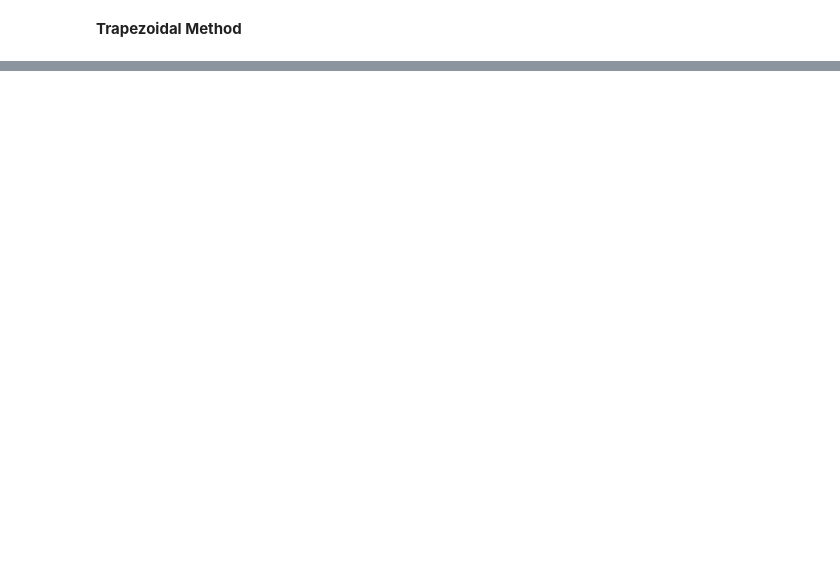
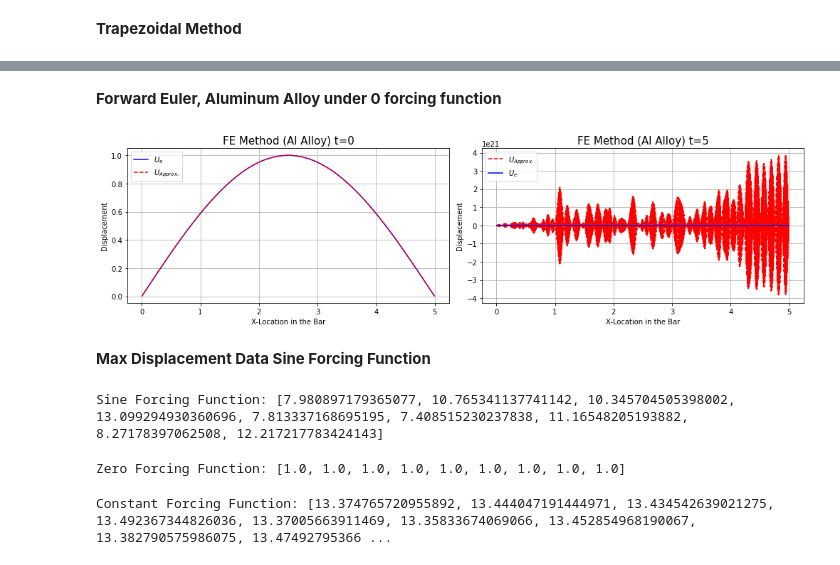
Before and after one commit to minwin0630/ae370-group-project-2, a Jupyter notebook: Project 2 Group.ipynb, the cells around one changed output, grey strips where cells are left out. Saved outputs shown, nothing was run; the diff lists cells and outputs as text; code cells hidden in the pictures; blank space fills up the shorter version.

```diff
--- a/Project 2 Group.ipynb
+++ b/Project 2 Group.ipynb
@@ -147,0 +381,22 @@ def trapIVP(E, rho, dt, n):
+# %%
+# All Displacements at each time step
+U1, times, x_int, U1e = trapIVP0(70, 2700, dt, n) # zero forcing function
+U2 = FEIVP0(70, 2700, dt, n)[0] # Aluminum Alloy
+U3, times, x_int = trapIVP(70, 2700, dt, n) # sine forcing function
+U4, times, x_int = trapIVPc(70, 2700, dt, n) # constant forcing function
+
+# Trap Displacements at different times
+U1_t0 = U1[0]
+U1_t5 = U1[-1]
+U3_t0 = U3[0]
+U3_t5 = U3[-1]
+U4_t0 = U4[0]
+U4_t5 = U4[-1]
+
+# FE Displacements at different times
+U2_t0 = U2[0]
+U2_t5 = U2[-1]
+
+# Analytical Displacements
+U1e_t0 = U1e[0]
+U1e_t5 = U1e[-1]
@@ -147,0 +444,29 @@ def trapIVP(E, rho, dt, n):
+# %% [markdown]
+**Forward Euler, Aluminum Alloy under 0 forcing function**
+# %%
+fig = plt.figure(figsize=(14, 4), tight_layout=True)
+ax1 = fig.add_subplot(121)
+ax1.plot(x_int, U1e_t0, 'b', label=r'$U_e$')
+ax1.plot(x_int, U2_t0, 'r--', label=r'$U_{Approx.}$')
+ax1.set_xlabel('X-Location in the Bar')
+ax1.set_ylabel('Displacement')
+ax1.set_xscale('linear')
+ax1.set_yscale('linear')
+ax1.grid()
+ax1.set_title('FE Method (Al Alloy) t=0', size=15)
+ax1.legend(loc='upper left')
+
+ax2 = fig.add_subplot(122)
+ax2.plot(x_int, U2_t5, 'r--', label=r'$U_{Approx.}$')
+ax2.plot(x_int, U1e_t5, 'b', label=r'$U_e$')
+ax2.set_xlabel('X-Location in the Bar')
+ax2.set_ylabel('Displacement')
+ax2.set_xscale('linear')
+ax2.set_yscale('linear')
+ax2.grid()
+ax2.set_title('FE Method (Al Alloy) t=5', size=15)
+ax2.legend(loc='upper left');
+# %% [output]
+[figure, added]
+# %% [markdown]
+**Max Displacement Data Sine Forcing Function**
@@ -147,0 +503,12 @@ def trapIVP(E, rho, dt, n):
+# %%
+print(f'Sine Forcing Function: {[umax1, umax2, umax3, umax4, umax5, umax6, umax7, umax8, umax9]}')
+# %% [output]
+Sine Forcing Function: [7.980897179365077, 10.765341137741142, 10.345704505398002, 13.099294930360696, 7.813337168695195, 7.408515230237838, 11.16548205193882, 8.27178397062508, 12.217217783424143]
+# %%
+print(f'Zero Forcing Function: {[umax11, umax22, umax33, umax44, umax55, umax66, umax77, umax88, umax99]}')
+# %% [output]
+Zero Forcing Function: [1.0, 1.0, 1.0, 1.0, 1.0, 1.0, 1.0, 1.0, 1.0]
+# %%
+print(f'Constant Forcing Function: {[umax111, umax222, umax333, umax444, umax555, umax666, umax777, umax888, umax999]}')
+# %% [output]
+Constant Forcing Function: [13.374765720955892, 13.444047191444971, 13.434542639021275, 13.492367344826036, 13.37005663911469, 13.35833674069066, 13.452854968190067, 13.382790575986075, 13.47492795366 ...
```
Also changed, not shown: parts of 26 cells of this notebook.
